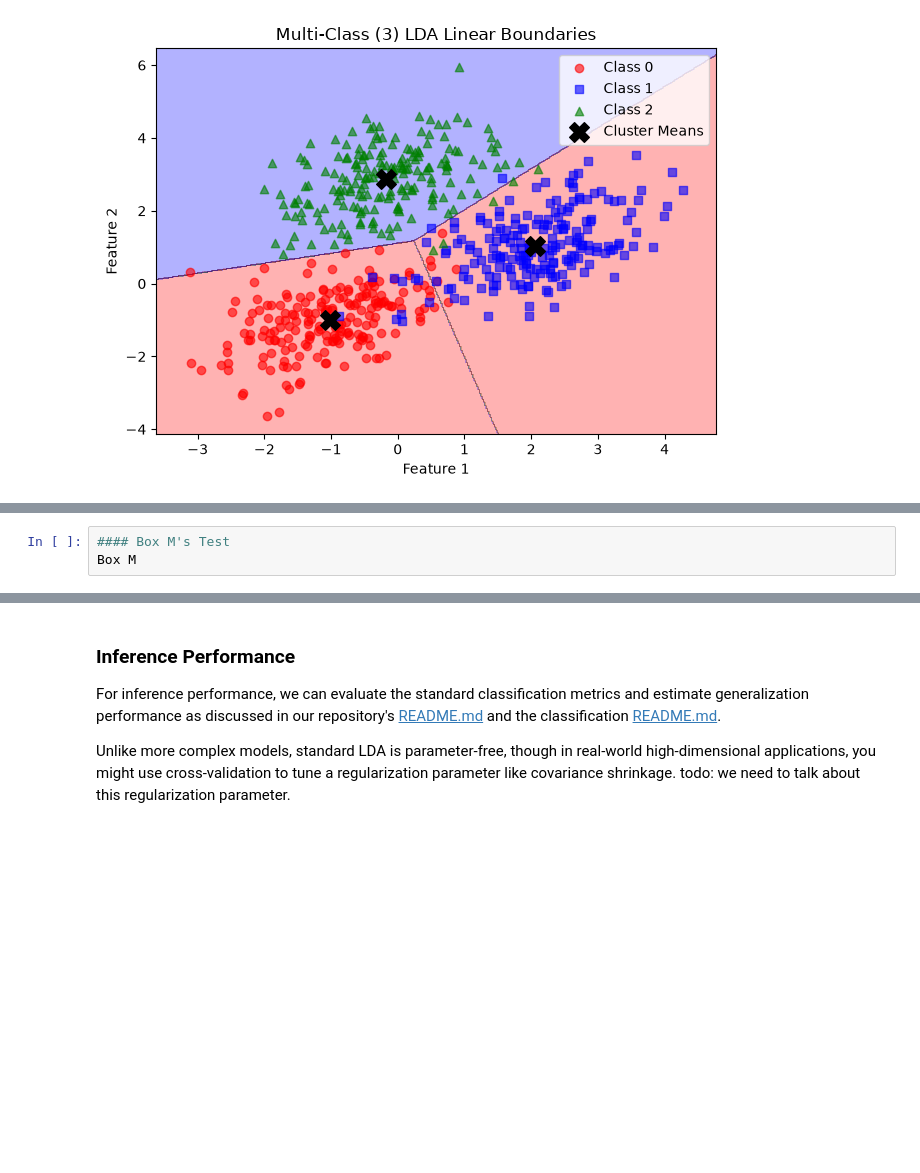
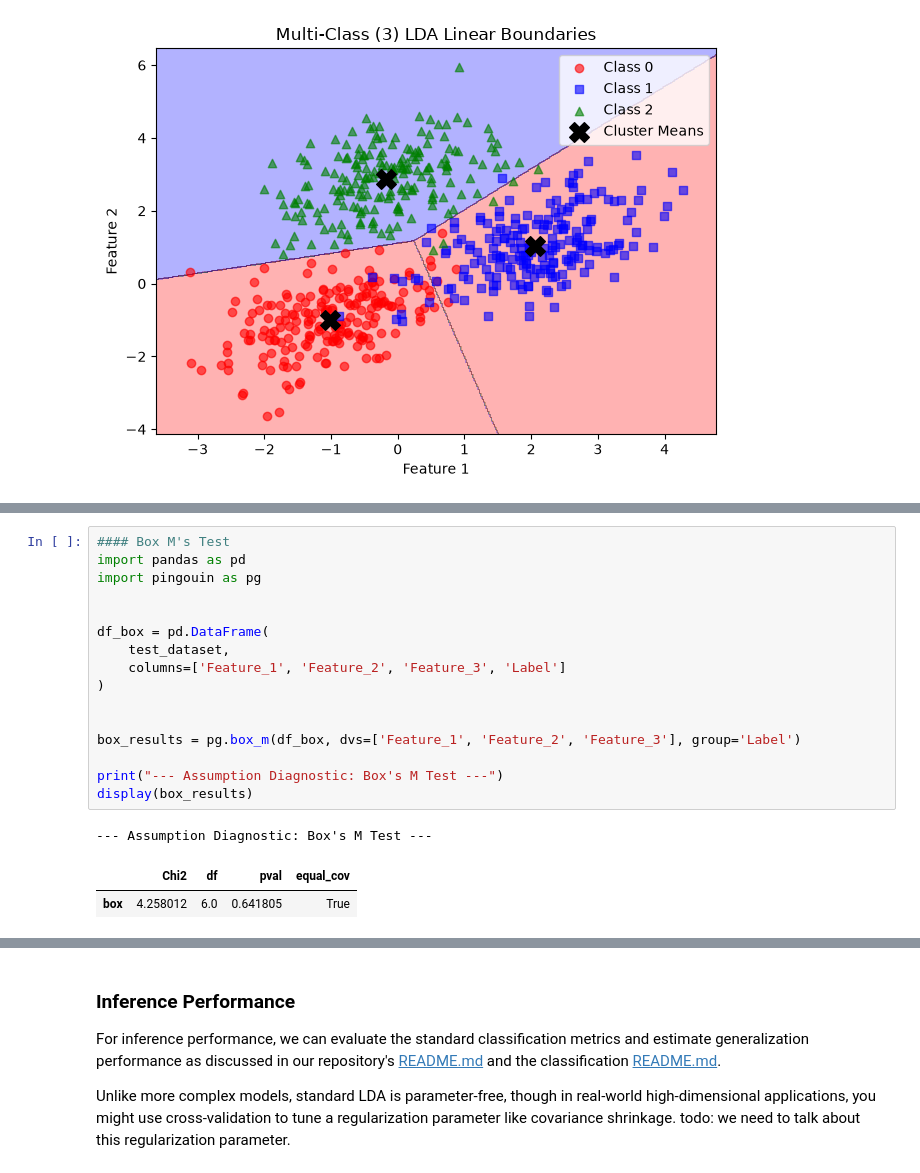
Before and after one commit to angelusualle/machine-learning, a Jupyter notebook: classification/linear-decision-boundaries/generative/lda/lda.ipynb, the cells around one changed output, grey strips where cells are left out. Drawn from its saved outputs; the diff is of its cells as text; blank space fills up the shorter version.

```diff
--- a/classification/linear-decision-boundaries/generative/lda/lda.ipynb
+++ b/classification/linear-decision-boundaries/generative/lda/lda.ipynb
@@ -307,3 +317,20 @@ Exponential Data Gaussian? : False (p-value = 0.0000)
 # %%
 #### Box M's Test
-Box M
+import pandas as pd
+import pingouin as pg
+
+
+df_box = pd.DataFrame(
+    test_dataset,
+    columns=['Feature_1', 'Feature_2', 'Feature_3', 'Label']
+)
+
+
+box_results = pg.box_m(df_box, dvs=['Feature_1', 'Feature_2', 'Feature_3'], group='Label')
+
+print("--- Assumption Diagnostic: Box's M Test ---")
+display(box_results)
+# %% [output]
+--- Assumption Diagnostic: Box's M Test ---
+|  | Chi2 | df | pval | equal_cov |
+| box | 4.258012 | 6.0 | 0.641805 | True |
```
Also changed, not shown: parts of 18 cells of this notebook.
